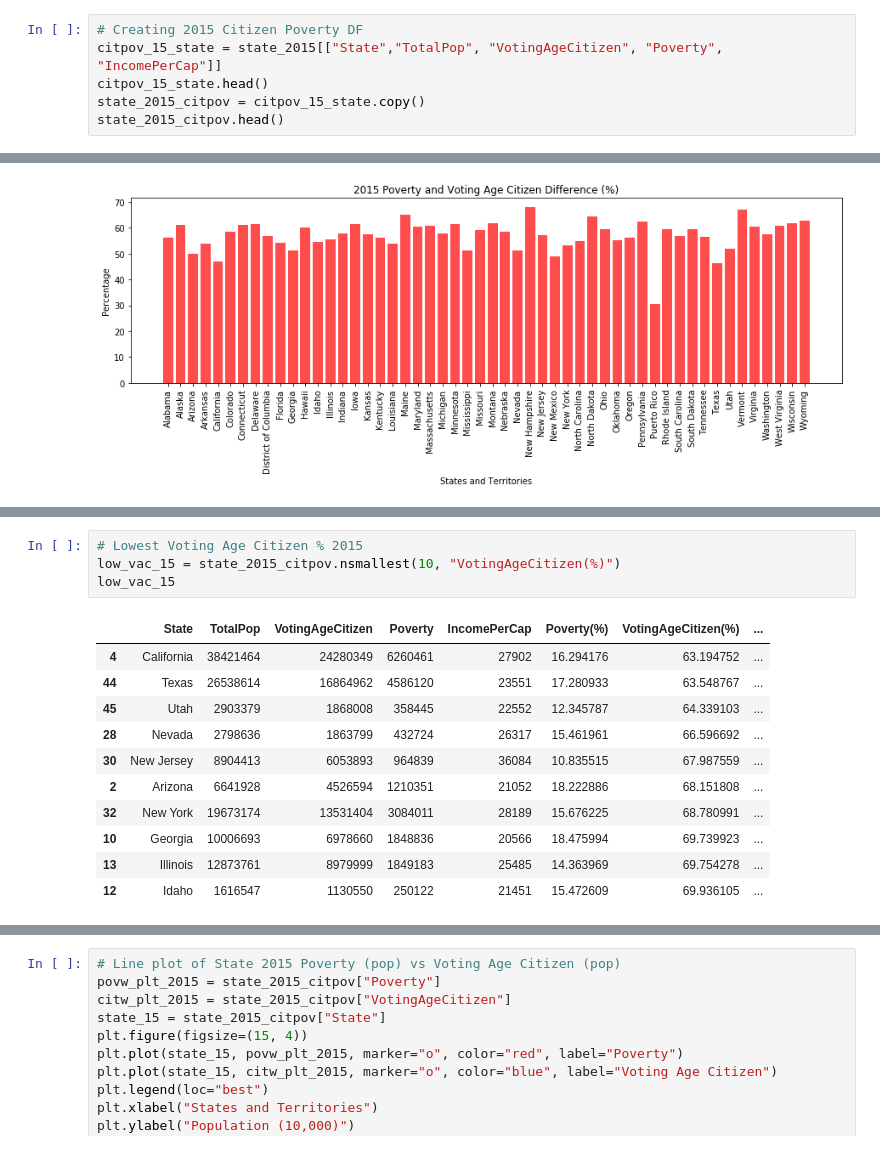
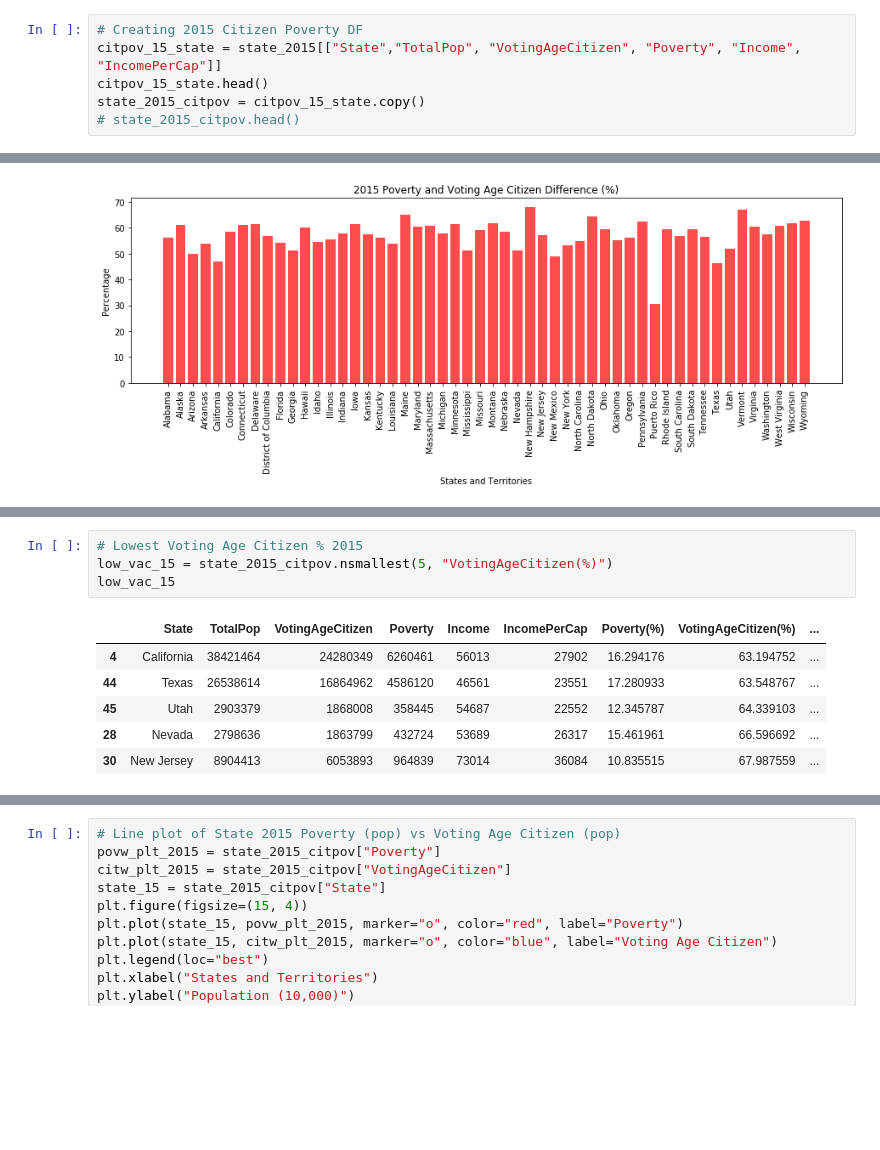
Before and after one commit to charlim26/censusproject, a Jupyter notebook: Kmar_Citizen_Poverty/Citizen_Poverty.ipynb, the cells around one changed output, grey strips where cells are left out. Cells and saved outputs as stored; diff of their text form; blank space fills up the shorter version.

```diff
--- a/Kmar_Citizen_Poverty/Citizen_Poverty.ipynb
+++ b/Kmar_Citizen_Poverty/Citizen_Poverty.ipynb
@@ -32,7 +32,7 @@ state_2015.head()
 5 rows × 35 columns
 # %%
 # Creating 2015 Citizen Poverty DF
-citpov_15_state = state_2015[["State","TotalPop", "VotingAgeCitizen", "Poverty", "IncomePerCap"]]
+citpov_15_state = state_2015[["State","TotalPop", "VotingAgeCitizen", "Poverty", "Income", "IncomePerCap"]]
 citpov_15_state.head()
 state_2015_citpov = citpov_15_state.copy()
-state_2015_citpov.head()
+# state_2015_citpov.head()
@@ -108,16 +102,11 @@ highest_pov_15
 # %%
 # Lowest Voting Age Citizen % 2015
-low_vac_15 = state_2015_citpov.nsmallest(10, "VotingAgeCitizen(%)")
+low_vac_15 = state_2015_citpov.nsmallest(5, "VotingAgeCitizen(%)")
 low_vac_15
 # %% [output]
-|  | State | TotalPop | VotingAgeCitizen | Poverty | IncomePerCap | Poverty(%) | VotingAgeCitizen(%) | ... |
-| 4 | California | 38421464 | 24280349 | 6260461 | 27902 | 16.294176 | 63.194752 | ... |
-| 44 | Texas | 26538614 | 16864962 | 4586120 | 23551 | 17.280933 | 63.548767 | ... |
-| 45 | Utah | 2903379 | 1868008 | 358445 | 22552 | 12.345787 | 64.339103 | ... |
-| 28 | Nevada | 2798636 | 1863799 | 432724 | 26317 | 15.461961 | 66.596692 | ... |
-| 30 | New Jersey | 8904413 | 6053893 | 964839 | 36084 | 10.835515 | 67.987559 | ... |
-| 2 | Arizona | 6641928 | 4526594 | 1210351 | 21052 | 18.222886 | 68.151808 | ... |
-| 32 | New York | 19673174 | 13531404 | 3084011 | 28189 | 15.676225 | 68.780991 | ... |
-| 10 | Georgia | 10006693 | 6978660 | 1848836 | 20566 | 18.475994 | 69.739923 | ... |
-| 13 | Illinois | 12873761 | 8979999 | 1849183 | 25485 | 14.363969 | 69.754278 | ... |
-| 12 | Idaho | 1616547 | 1130550 | 250122 | 21451 | 15.472609 | 69.936105 | ... |
+|  | State | TotalPop | VotingAgeCitizen | Poverty | Income | IncomePerCap | Poverty(%) | VotingAgeCitizen(%) | ... |
+| 4 | California | 38421464 | 24280349 | 6260461 | 56013 | 27902 | 16.294176 | 63.194752 | ... |
+| 44 | Texas | 26538614 | 16864962 | 4586120 | 46561 | 23551 | 17.280933 | 63.548767 | ... |
+| 45 | Utah | 2903379 | 1868008 | 358445 | 54687 | 22552 | 12.345787 | 64.339103 | ... |
+| 28 | Nevada | 2798636 | 1863799 | 432724 | 53689 | 26317 | 15.461961 | 66.596692 | ... |
+| 30 | New Jersey | 8904413 | 6053893 | 964839 | 73014 | 36084 | 10.835515 | 67.987559 | ... |
```
Also changed, not shown: parts of 25 cells of this notebook.
